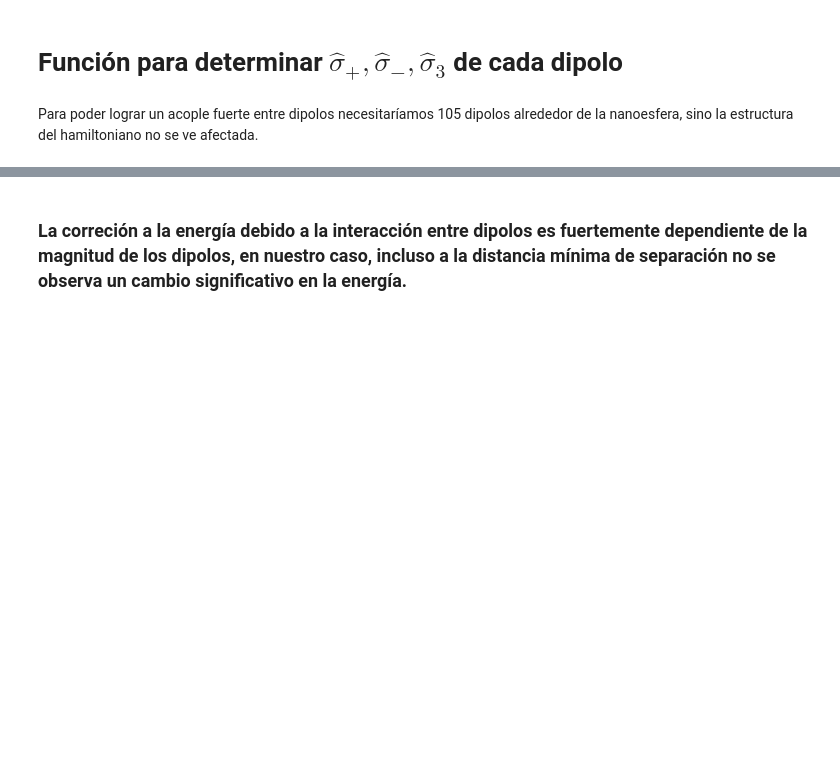
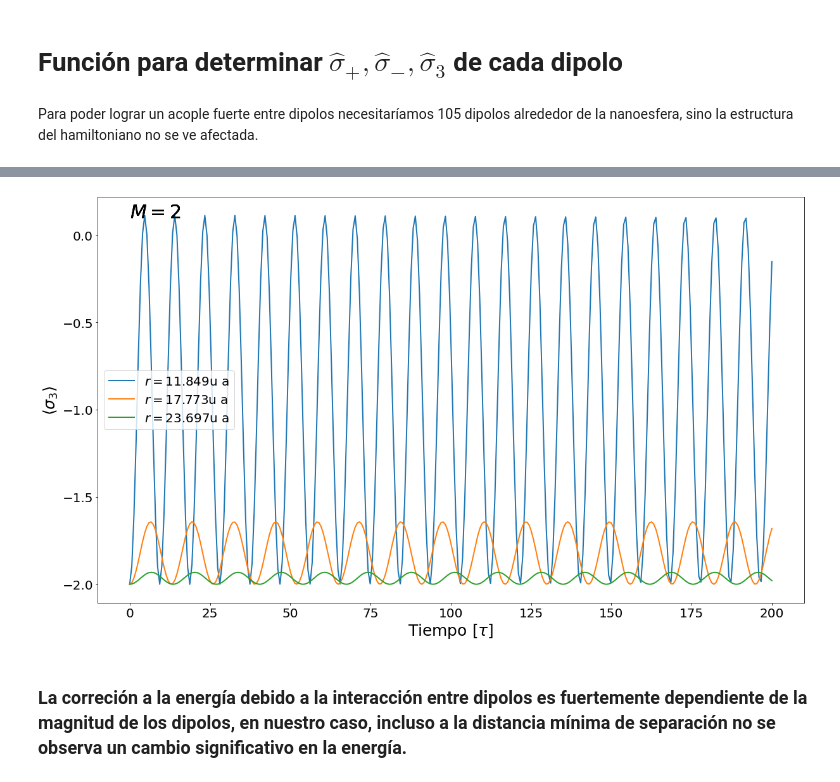
Before and after one commit to juanF9910/Trabajo_Grado_git, a Jupyter notebook: niveles_E2.ipynb, the cells around one changed output, grey strips where cells are left out. Cells and saved outputs as stored; diff of their text form; code cells hidden in the pictures; blank space fills up the shorter version.

```diff
--- a/niveles_E2.ipynb
+++ b/niveles_E2.ipynb
@@ -476,3 +485,53 @@ fig1.savefig('Energía_dipolos.png', format='png', bbox_inches='tight')
+# %%
+r=a0(6.27e-10)   #distancia natural entre dipolos
+rr=np.linspace(r, 2*r, 3)
+t=np.linspace(0, 200, 300)
+
+M=2
+N=0
+
+B=Base(M,N)
+psi0=B[len(B)-1] #estado inicial
+
+sigmas=sigmaT(M, N)
+
+fig, ax=plt.subplots(1,1, figsize=(17,10))
+
+S3=np.zeros((sigmas[0].shape))
+
+U1=Hdip0(M, sigmas)
+
+for j in range(M):
+    sp=sigmas[j]
+    sm=np.transpose(sp)
+    S3+=sp@sm-sm@sp
+
+for i in rr:
+
+    r=i
+
+    P=posiciones2(R+a0(6.27e-10), M)
+    momentos=Momentos2(P)
+
+    H=U1+HdipI(M, momentos, sigmas)
+
+    result=mesolve(Qobj(H), Qobj(psi0), t, [], [Qobj(S3)])
+
+    ax.plot(t, result.expect[0], label=r'$r=${}u a'.format(np.round(r,3)), lw=2)
+    ax.legend(fontsize=20)
+    ax.set_xlabel(r'Tiempo [$\tau$]', fontsize=25)
+    ax.set_ylabel(r'$\langle \sigma_3 \rangle$', fontsize=25)
+    ax.tick_params(axis='x', labelsize=20)
+    ax.tick_params(axis='y', labelsize=20)
+    ax.text(0, 0.1, '$M=${}'.format(M), fontsize=30)
+    plt.tight_layout()
+
+fig.savefig('sigma3dip.png', format='png', bbox_inches='tight')
+
+
+plt.show()
+# %% [output]
+[figure, added]
 # %% [markdown]
 ### La correción a la energía debido a la interacción entre dipolos es fuertemente dependiente de la magnitud de los dipolos, en nuestro caso, incluso a la distancia mínima de separación  no se observa un cambio significativo en la energía.
 # %% [markdown]
```
Also changed, not shown: parts of 5 cells of this notebook, 5 other files.
